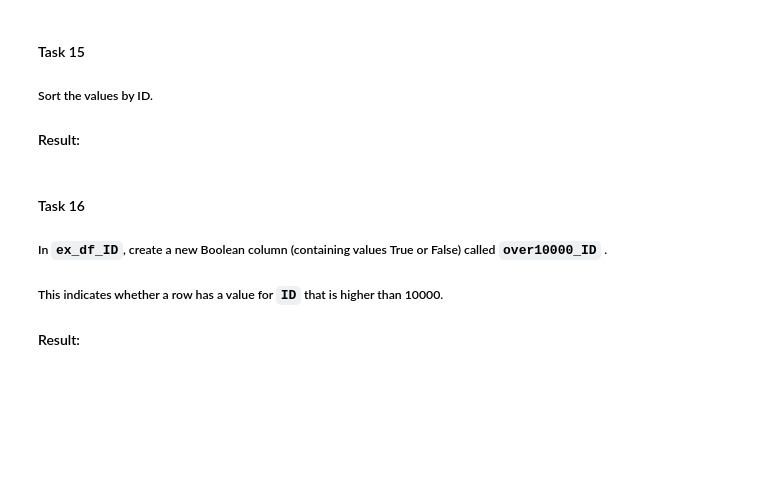
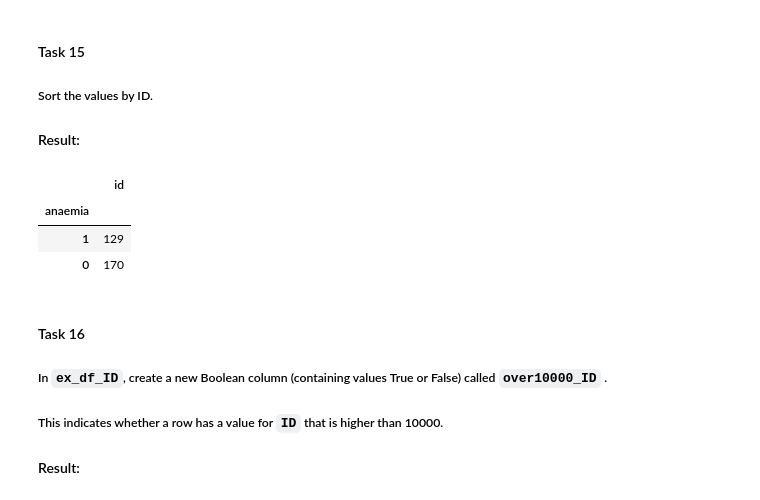
Before and after one commit to michalpiaszczyk/Data-Wrangling-with-Python, a Jupyter notebook: IntermediateDataWrangling/DataWranglingWithPandas/DataWranglingInPython-DataWranglingWithPandas-5-exercises.ipynb, the cells around one changed output. Cells and saved outputs as stored; diff of their text form; code cells hidden in the pictures; blank space fills up the shorter version.

```diff
--- a/IntermediateDataWrangling/DataWranglingWithPandas/DataWranglingInPython-DataWranglingWithPandas-5-exercises.ipynb
+++ b/IntermediateDataWrangling/DataWranglingWithPandas/DataWranglingInPython-DataWranglingWithPandas-5-exercises.ipynb
@@ -516,6 +516,15 @@ anaemia
 #### Task 15
 ##### Sort the values by ID.
 #### Result:
+# %%
+sorted_df = ex_df_ID.sort_values(by='id')
+# %%
+sorted_df
+# %% [output]
+|  | id |
+| anaemia |  |
+| 1 | 129 |
+| 0 | 170 |
 # %% [markdown]
 #### Task 16
 ##### In `ex_df_ID`, create a new Boolean column (containing values True or False) called `over10000_ID` .
```
Also changed, not shown: parts of 2 cells of this notebook.
